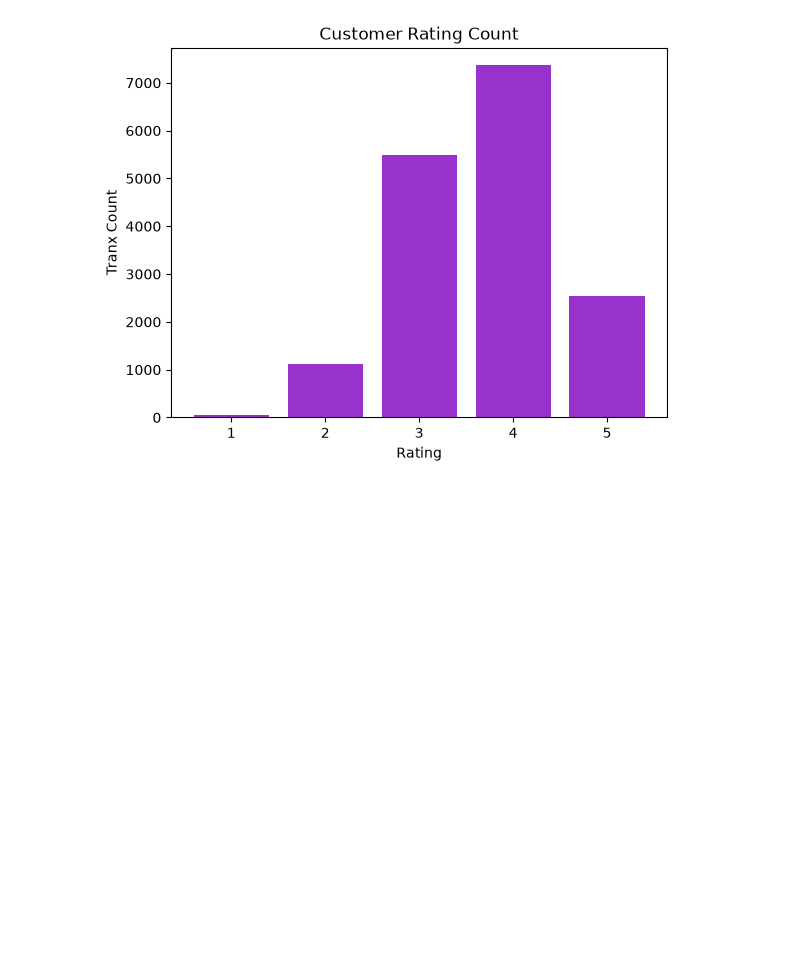
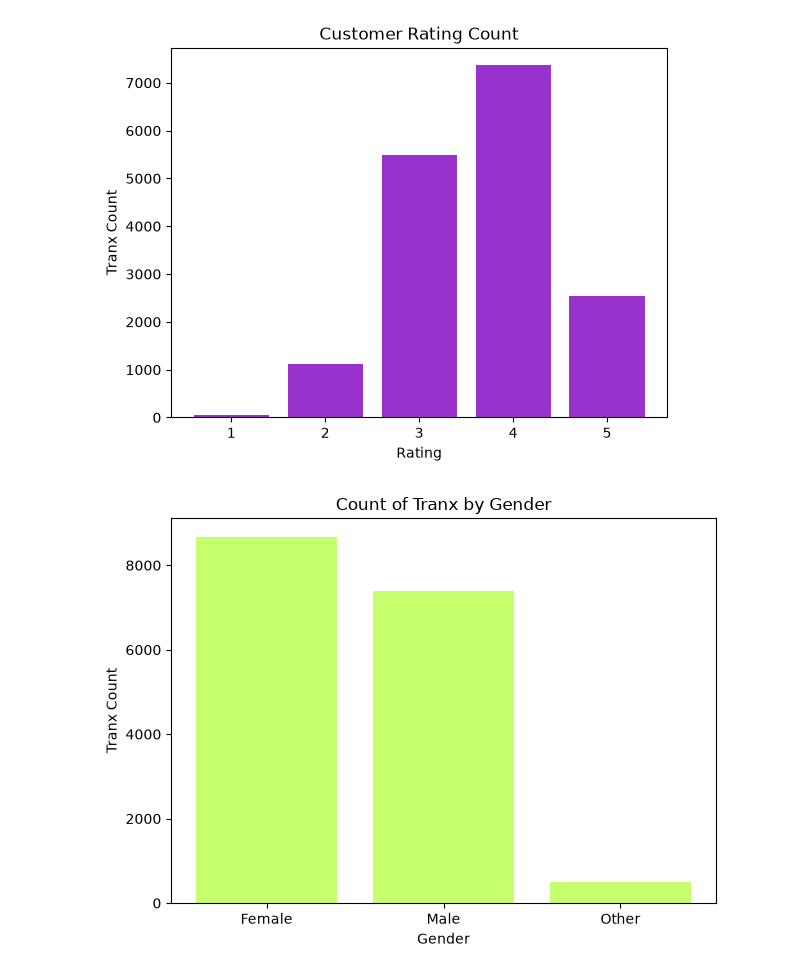
Before and after one commit to Gantz23/bakery, a Jupyter notebook: main.ipynb, the cells around one changed output. Cells and saved outputs as stored; diff of their text form; code cells hidden in the pictures; blank space fills up the shorter version.

Commit message:
tranx by gender

```diff
--- a/main.ipynb
+++ b/main.ipynb
@@ -164,3 +163,13 @@ plt.title('Customer Rating Count')
 plt.show()
 # %% [output]
 [figure]
+# %%
+df_gndr_count = df.groupby('customer_gender')['transaction_id'].count()
+
+plt.bar(df_gndr_count.index, df_gndr_count.values, alpha=0.7, color='greenyellow')
+plt.title('Count of Tranx by Gender')
+plt.xlabel('Gender')
+plt.ylabel('Tranx Count')
+plt.tight_layout()
+# %% [output]
+[figure, added]
```
Also changed, not shown: parts of 1 cell of this notebook.
